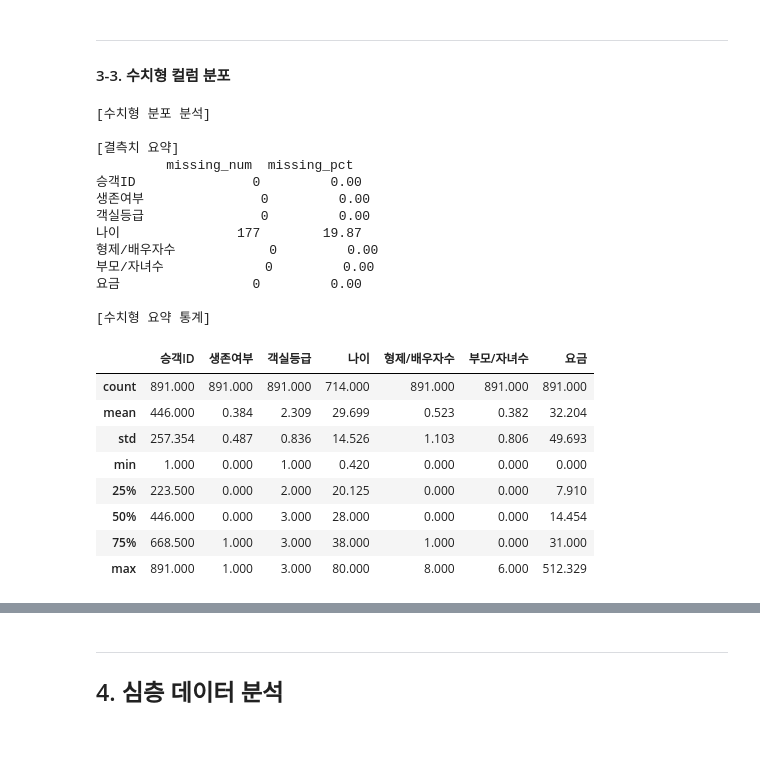
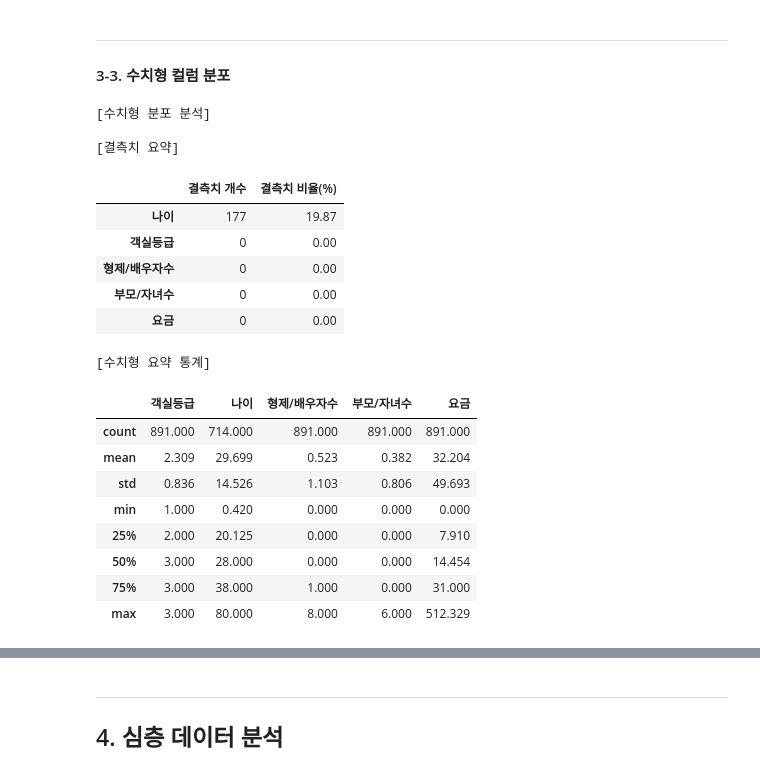
Before and after one commit to JyoARa/Machine-Learning, a Jupyter notebook: Project/Titanic/Titianic_DataAnalysis.ipynb, the cells around one changed output, grey strips where cells are left out. Cells and saved outputs as stored; diff of their text form; code cells hidden in the pictures; blank space fills up the shorter version.

```diff
--- a/Project/Titanic/Titianic_DataAnalysis.ipynb
+++ b/Project/Titanic/Titianic_DataAnalysis.ipynb
@@ -345,19 +348,17 @@ plt.show()
 # %%
 print("[범주형 분포 분석]")
 
-# 분석할 범주형 컬럼 목록 (데이터에 존재하는 경우만)
-cat_cols = [c for c in ["Pclass", "Sex", "Embarked"] if c in df_kor.columns]
+# 분석할 범주형 컬럼 목록 (df_kor에 존재하면서 분석이 필요한 컬럼만)
+cat_cols = [c for c in ["객실등급", "성별", "승선항구"] if c in df_kor.columns]
 
 for c in cat_cols:
     print(f"\n=== {c} 분포 ===")
 
     # 각 카테고리 개수 세기
-    # dropna=False → 결측치(NaN) 포함 (데이터 품질 점검용)
-    print("[개수]")
+    print("[인원수]")
     print(df_kor[c].value_counts(dropna=False))
 
     # 각 카테고리 비율 계산
-    # normalize=True → 비율 계산, round(3) → 소수점 셋째 자리 반올림
     print("\n[비율]")
     print(df_kor[c].value_counts(normalize=True, dropna=False).round(3))
 # %% [output]
@@ -365,16 +382,17 @@ for c in cat_cols:
 # %%
 import matplotlib.pyplot as plt
+import numpy as np
 
 print("[범주형 분포 시각화]")
 
 # 분석할 범주형 컬럼 목록
-cat_cols = [c for c in ["Pclass", "Sex", "Embarked"] if c in df_kor.columns]
+cat_cols = [c for c in ["객실등급", "성별", "승선항구"] if c in df_kor.columns]
 
 # 컬럼별 색상 매핑 사전
 color_maps = {
-    "Pclass": {1: "#66c2a5", 2: "#fc8d62", 3: "#8da0cb"},
-    "Sex": {"male": "#1f78b4", "female": "#e31a1c"},
-    "Embarked": {"C": "#33a02c", "Q": "#ff7f00", "S": "#6a3d9a", np.nan: "gray"}
+    "객실등급": {1: "#66c2a5", 2: "#fc8d62", 3: "#8da0cb"},
+    "성별": {"male": "#1f78b4", "female": "#e31a1c", "남성": "#1f78b4", "여성": "#e31a1c"},
+    "승선항구": {"C": "#33a02c", "Q": "#ff7f00", "S": "#6a3d9a", np.nan: "gray"}
 }
 
 for c in cat_cols:
@@ -389,12 +407,12 @@ for c in cat_cols:
     # subplot 생성 (1행 2열)
     fig, axes = plt.subplots(1, 2, figsize=(10, 4))
 
-    # --- (1) 막대그래프 (개수) ---
+    # --- (1) 막대그래프 (인원수) ---
     bars = axes[0].bar(counts.index.astype(str), counts.values,
                        color=colors, edgecolor="black")
-    axes[0].set_title(f"{c} Distribution (Count)")
+    axes[0].set_title(f"{c} 분포 (인원수)")
     axes[0].set_xlabel(c)
-    axes[0].set_ylabel("Count")
+    axes[0].set_ylabel("인원수")
 
     # 막대 위에 숫자 표시
     for bar in bars:
@@ -411,7 +429,7 @@ for c in cat_cols:
         startangle=90,
         counterclock=False
     )
-    axes[1].set_title(f"{c} Distribution (Ratio)")
+    axes[1].set_title(f"{c} 분포 (비율)")
 
     plt.tight_layout()
     plt.show()
@@ -423,51 +448,54 @@ for c in cat_cols:
 #### 3-3. 수치형 컬럼 분포
 # %%
 import numpy as np
+from IPython.display import display
 
 print("[수치형 분포 분석]")
 
 # 수치형 컬럼 추출 (타깃과 ID 제외)
 num_cols = df_kor.select_dtypes(include=[np.number]).columns.tolist()
-exclude_cols = ["Survived", "PassengerId"]
+exclude_cols = ["생존여부", "승객ID"]  # ✅ 한글 컬럼명 기준
 num_cols = [c for c in num_cols if c not in exclude_cols]
 
 # 1) 결측치 개수와 비율
 print("\n[결측치 요약]")
 missing = (
     df_kor[num_cols].isna()
       .sum()
-      .rename("missing_num")
+      .rename("결측치 개수")
       .to_frame()
 )
-missing["missing_pct"] = (missing["missing_num"] / len(df_kor) * 100).round(2)
-print(missing)
+missing["결측치 비율(%)"] = (missing["결측치 개수"] / len(df_kor) * 100).round(2)
 
-# 2) describe로 요약 통계
+# 결측치 많은 순으로 정렬
+missing = missing.sort_values(by="결측치 개수", ascending=False)
+
+# 표 형태로 출력
+display(missing)
+
+# 2) 요약 통계
 print("\n[수치형 요약 통계]")
-df_kor[num_cols].describe().round(3)
+display(df_kor[num_cols].describe().round(3))
 # %% [output]
 [수치형 분포 분석]
 
 [결측치 요약]
-         missing_num  missing_pct
-승객ID               0         0.00
-생존여부               0         0.00
-객실등급               0         0.00
-나이               177        19.87
-형제/배우자수            0         0.00
-부모/자녀수             0         0.00
-요금                 0         0.00
-
-[수치형 요약 통계]
-|  | 승객ID | 생존여부 | 객실등급 | 나이 | 형제/배우자수 | 부모/자녀수 | 요금 |
-| count | 891.000 | 891.000 | 891.000 | 714.000 | 891.000 | 891.000 | 891.000 |
-| mean | 446.000 | 0.384 | 2.309 | 29.699 | 0.523 | 0.382 | 32.204 |
-| std | 257.354 | 0.487 | 0.836 | 14.526 | 1.103 | 0.806 | 49.693 |
-| min | 1.000 | 0.000 | 1.000 | 0.420 | 0.000 | 0.000 | 0.000 |
-| 25% | 223.500 | 0.000 | 2.000 | 20.125 | 0.000 | 0.000 | 7.910 |
-| 50% | 446.000 | 0.000 | 3.000 | 28.000 | 0.000 | 0.000 | 14.454 |
-| 75% | 668.500 | 1.000 | 3.000 | 38.000 | 1.000 | 0.000 | 31.000 |
-| max | 891.000 | 1.000 | 3.000 | 80.000 | 8.000 | 6.000 | 512.329 |
+|  | 결측치 개수 | 결측치 비율(%) |
+| 나이 | 177 | 19.87 |
+| 객실등급 | 0 | 0.00 |
+| 형제/배우자수 | 0 | 0.00 |
+| 부모/자녀수 | 0 | 0.00 |
+| 요금 | 0 | 0.00 |
+[수치형 요약 통계]
+|  | 객실등급 | 나이 | 형제/배우자수 | 부모/자녀수 | 요금 |
+| count | 891.000 | 714.000 | 891.000 | 891.000 | 891.000 |
+| mean | 2.309 | 29.699 | 0.523 | 0.382 | 32.204 |
+| std | 0.836 | 14.526 | 1.103 | 0.806 | 49.693 |
+| min | 1.000 | 0.420 | 0.000 | 0.000 | 0.000 |
+| 25% | 2.000 | 20.125 | 0.000 | 0.000 | 7.910 |
+| 50% | 3.000 | 28.000 | 0.000 | 0.000 | 14.454 |
+| 75% | 3.000 | 38.000 | 1.000 | 0.000 | 31.000 |
+| max | 3.000 | 80.000 | 8.000 | 6.000 | 512.329 |
 # %%
 import matplotlib.pyplot as plt
 import squarify
```
Also changed, not shown: parts of 9 cells of this notebook.
